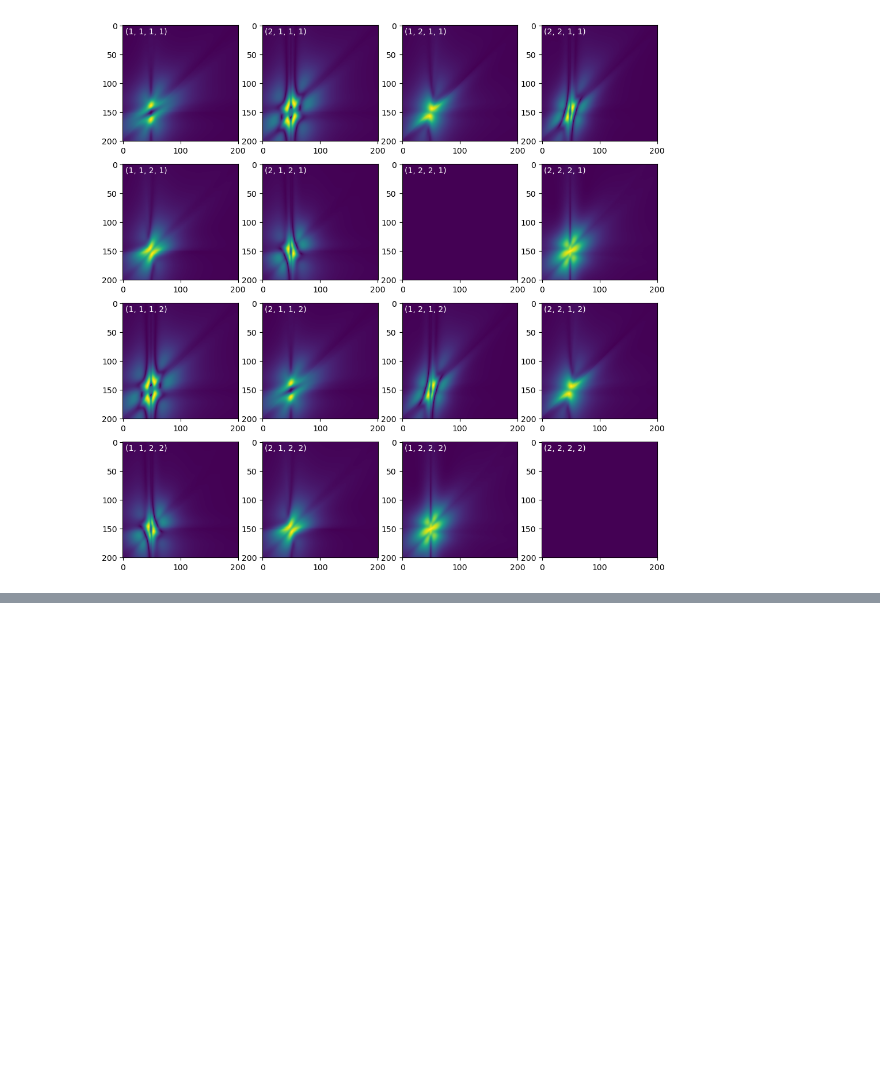
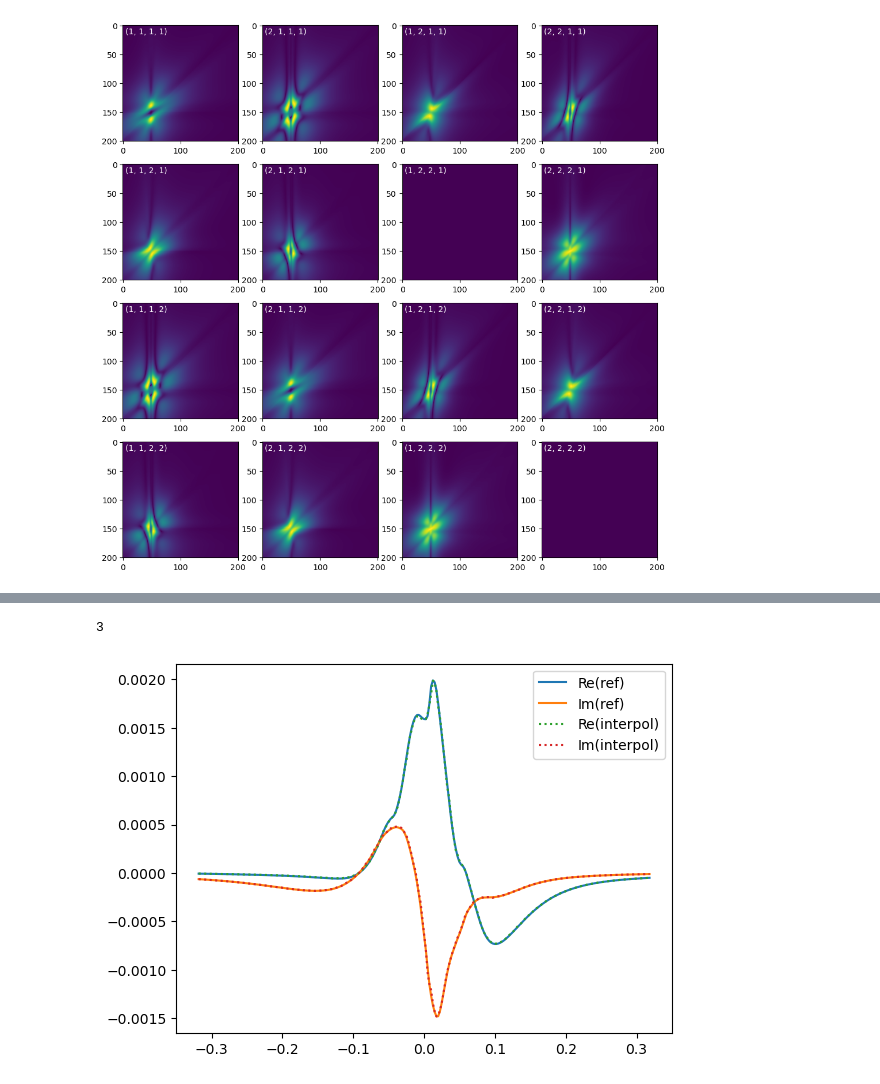
Before and after one commit to MFrankenbach/TCI4Keldysh, a Jupyter notebook: scripts/vertex_inspection.ipynb, the cells around one changed output, grey strips where cells are left out. Cells and saved outputs as stored; diff of their text form; code cells hidden in the pictures; blank space fills up the shorter version.

Commit message:
Extend plotting notebooks. Implemented: - Keldysh vertex evaluation on nonlinear grid by interpolation - generation of dummy PSFs (not recommended though)

```diff
--- a/scripts/vertex_inspection.ipynb
+++ b/scripts/vertex_inspection.ipynb
@@ -470,0 +567,22 @@ display(fig)
+# %%
+abserrs = Float64[]
+normederrs = Float64[]
+for ic in Iterators.product(ntuple(i->omids[i][2:end-1], 3)...)
+    if rand()>1.e-4
+        continue
+    end
+    w = (om1[ic[1]], om2[ic[2]], om3[ic[3]])
+    val = TCI4Keldysh.eval_Γcore_general(
+        GFevs,
+        sev_,
+        gev.is_incoming,
+        gev.letter_combinations,
+        w...
+        )
+    ref = V_ref[ic...,:,:,:,:]
+end
+
+@show maximum(abserrs)
+@show maximum(normederrs)
+# %% [output]
+3
@@ -470,0 +617,30 @@ display(fig)
+# %%
+# plot lines
+
+fig, axs = subplots()
+
+iK = 2
+idnu = 150
+idnup = 110
+axs.plot(om1, real.(V_ref[:,idnu,idnup, TCI4Keldysh.KF_idx(iK,3)...]); label="Re(ref)")
+axs.plot(om1, imag.(V_ref[:,idnu,idnup, TCI4Keldysh.KF_idx(iK,3)...]); label="Im(ref)")
+
+interpol = zeros(ComplexF64, length(om1))
+for i in eachindex(om1)
+    w = (om1[i],om2[idnu], om2[idnup])
+    val = TCI4Keldysh.eval_Γcore_general(
+            GFevs,
+            sev_,
+            gev.is_incoming,
+            gev.letter_combinations,
+            w...
+            )
+    interpol[i] = val[TCI4Keldysh.KF_idx(iK,3)...]
+end
+axs.plot(om1, real.(interpol); label="Re(interpol)", linestyle="dotted")
+axs.plot(om1, imag.(interpol); label="Im(interpol)", linestyle="dotted")
+axs.legend()
+
+display(fig)
+# %% [output]
+[figure, added]
```
Also changed, not shown: parts of 11 cells of this notebook, 23 other files.
